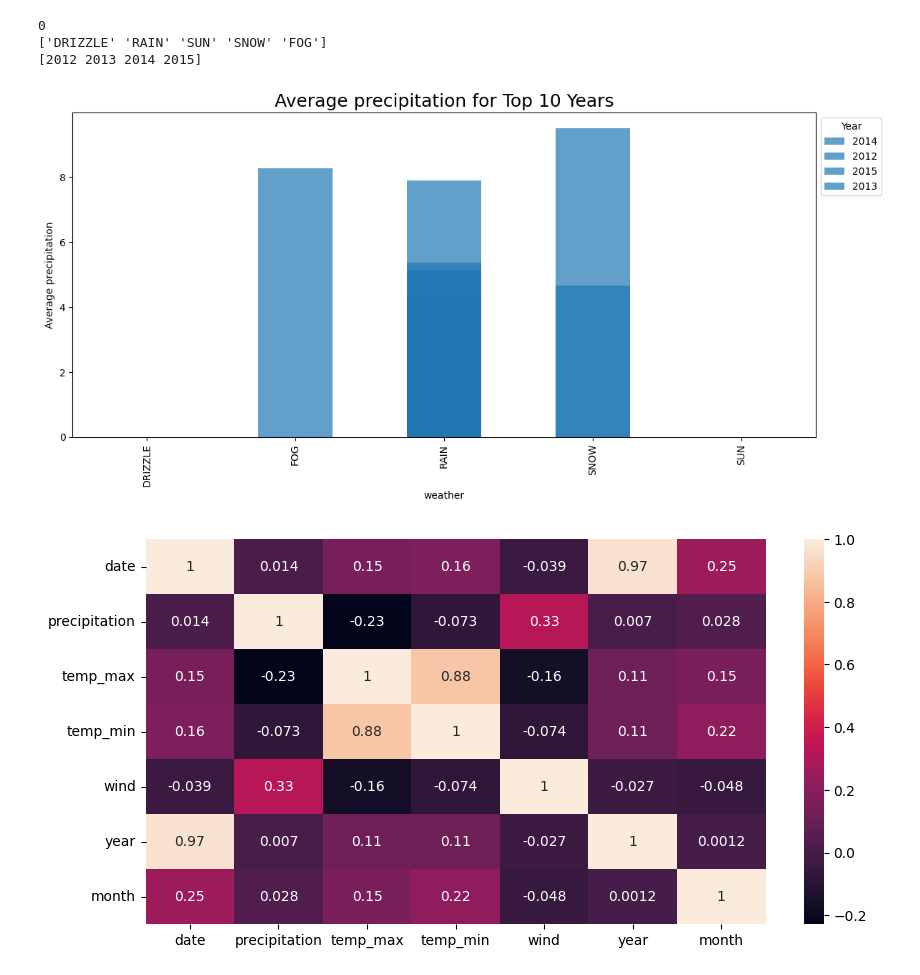
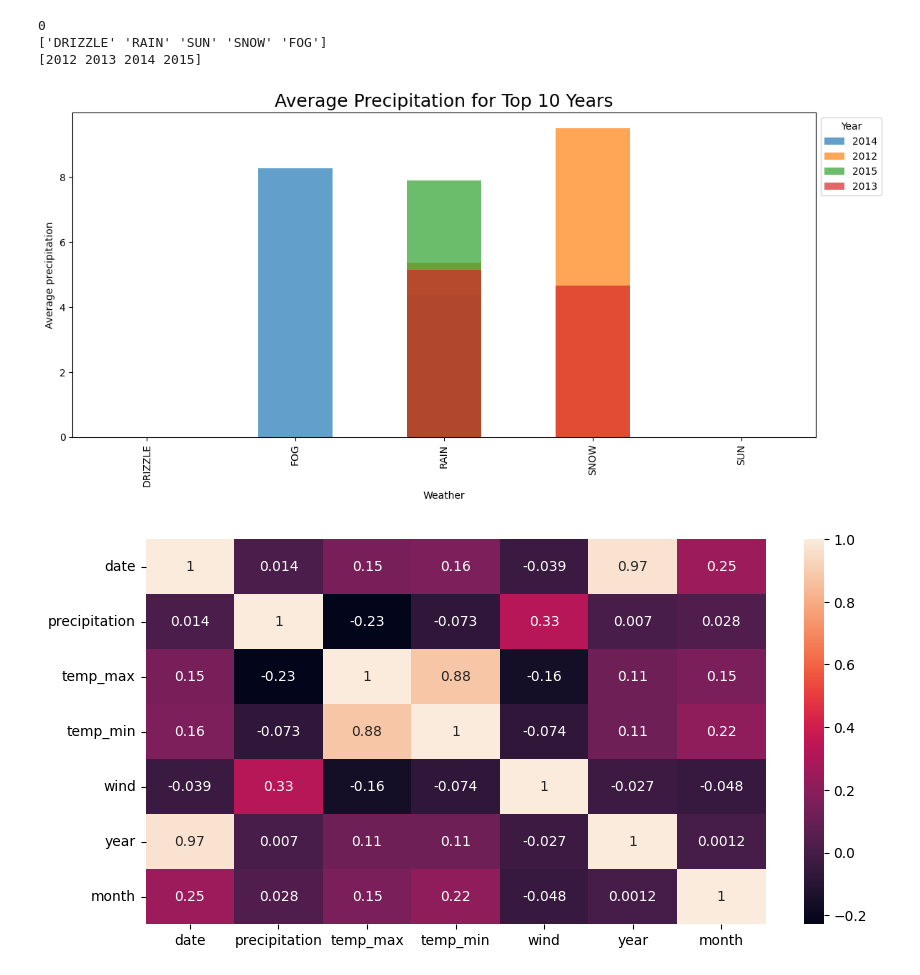
Before and after one commit to shubhangi24kashid/SkyCast, a Jupyter notebook: detection.ipynb, the cells around one changed output. Cells and saved outputs as stored; diff of their text form; code cells hidden in the pictures.

```diff
--- a/detection.ipynb
+++ b/detection.ipynb
@@ -456,23 +456,26 @@ avg_precipitation_by_year = weath_cpy.groupby(['year', 'weather'])['precipitatio
 # %%
 # Calculate the average production of crops for each crop year
 avg_precipitation_by_year = weath_cpy.groupby(['year', 'weather'])['precipitation'].mean()
 
 # Find the top 10 crop years with the highest average production
 top_10_years = avg_precipitation_by_year.groupby('year').mean().nlargest(10)
 
+# Define a list of colors for the bars
+colors = plt.cm.tab10.colors
+
 # Plot the average production of crops for each of the top 10 crop years
 plt.figure(figsize=(12, 6))
-for year in top_10_years.index:
-     avg_precipitation_by_year.loc[year].plot(kind='bar', alpha=0.7, label=year)
+for i, year in enumerate(top_10_years.index):
+    avg_precipitation_by_year.loc[year].plot(kind='bar', alpha=0.7, label=year, color=colors[i])
 
-plt.xlabel('weather')
+plt.xlabel('Weather')
 plt.ylabel('Average precipitation')
-plt.title("Average precipitation for Top 10 Years", fontsize=18)
+plt.title("Average Precipitation for Top 10 Years", fontsize=18)
 plt.legend(title='Year', bbox_to_anchor=(1, 1), loc='upper left')
 plt.tight_layout()
 plt.show()
 # %% [output]
-[figure, old version]
+[figure, new version]
 # %%
 non_numeric_columns = ['weather']
 
```
